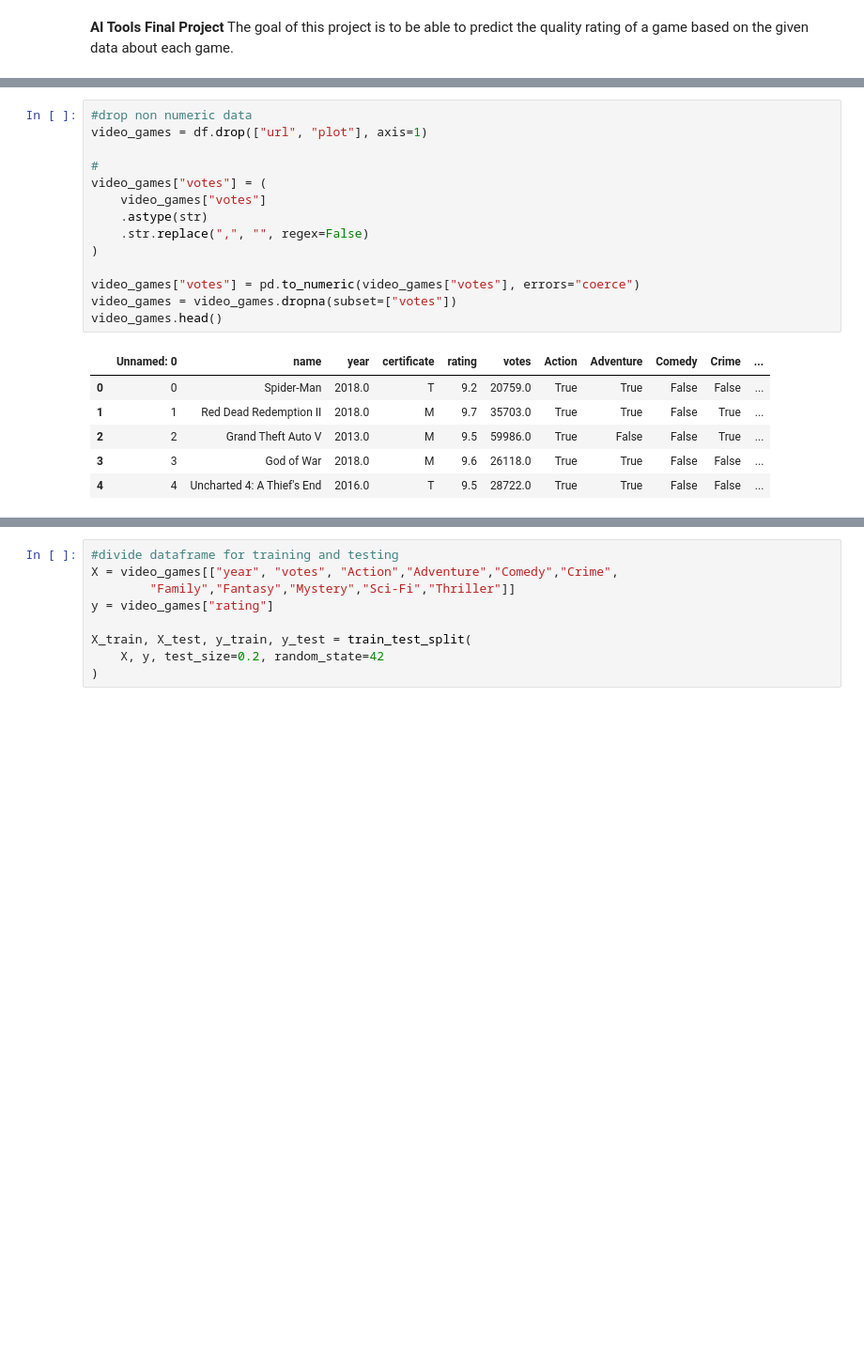
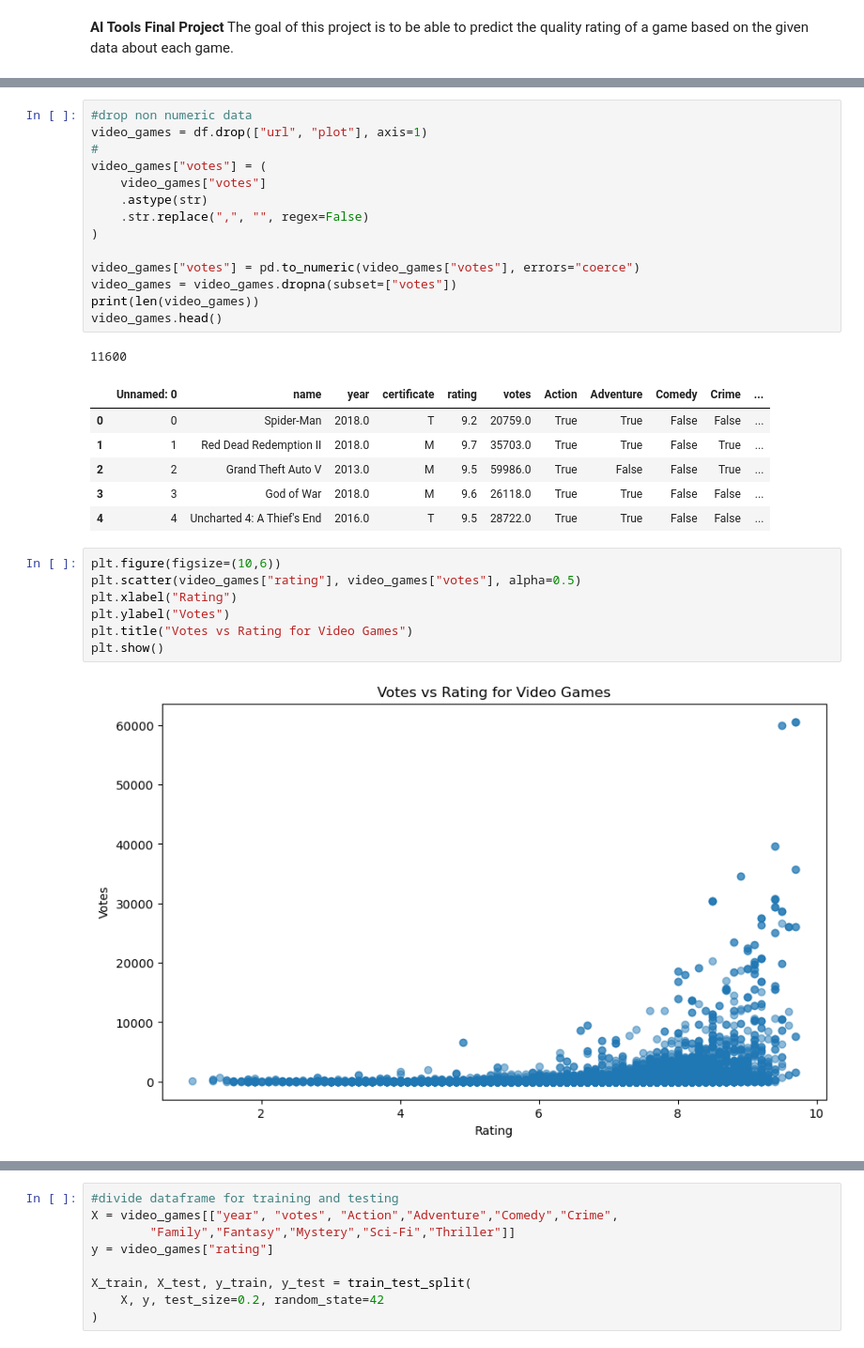
Before and after one commit to anthonyHigareda/videoGameRatings, a Jupyter notebook: test_notebook.ipynb, the cells around one changed output, grey strips where cells are left out. Shown at 94% size. Cells and saved outputs as stored; diff of their text form; blank space fills up the shorter version.

Commit message:
Update test_notebook.ipynb
Added data analysis graphs

```diff
--- a/test_notebook.ipynb
+++ b/test_notebook.ipynb
@@ -27,7 +31,6 @@ df.head()
 # %%
 #drop non numeric data
 video_games = df.drop(["url", "plot"], axis=1)
-
 #
 video_games["votes"] = (
     video_games["votes"]
@@ -37,11 +40,22 @@ video_games["votes"] = (
 
 video_games["votes"] = pd.to_numeric(video_games["votes"], errors="coerce")
 video_games = video_games.dropna(subset=["votes"])
+print(len(video_games))
 video_games.head()
 # %% [output]
+11600
 |  | Unnamed: 0 | name | year | certificate | rating | votes | Action | Adventure | Comedy | Crime | ... |
 | 0 | 0 | Spider-Man | 2018.0 | T | 9.2 | 20759.0 | True | True | False | False | ... |
 | 1 | 1 | Red Dead Redemption II | 2018.0 | M | 9.7 | 35703.0 | True | True | False | True | ... |
 | 2 | 2 | Grand Theft Auto V | 2013.0 | M | 9.5 | 59986.0 | True | False | False | True | ... |
 | 3 | 3 | God of War | 2018.0 | M | 9.6 | 26118.0 | True | True | False | False | ... |
 | 4 | 4 | Uncharted 4: A Thief's End | 2016.0 | T | 9.5 | 28722.0 | True | True | False | False | ... |
+# %%
+plt.figure(figsize=(10,6))
+plt.scatter(video_games["rating"], video_games["votes"], alpha=0.5)
+plt.xlabel("Rating")
+plt.ylabel("Votes")
+plt.title("Votes vs Rating for Video Games")
+plt.show()
+# %% [output]
+[figure, added]
```
Also changed, not shown: parts of 7 cells of this notebook.
